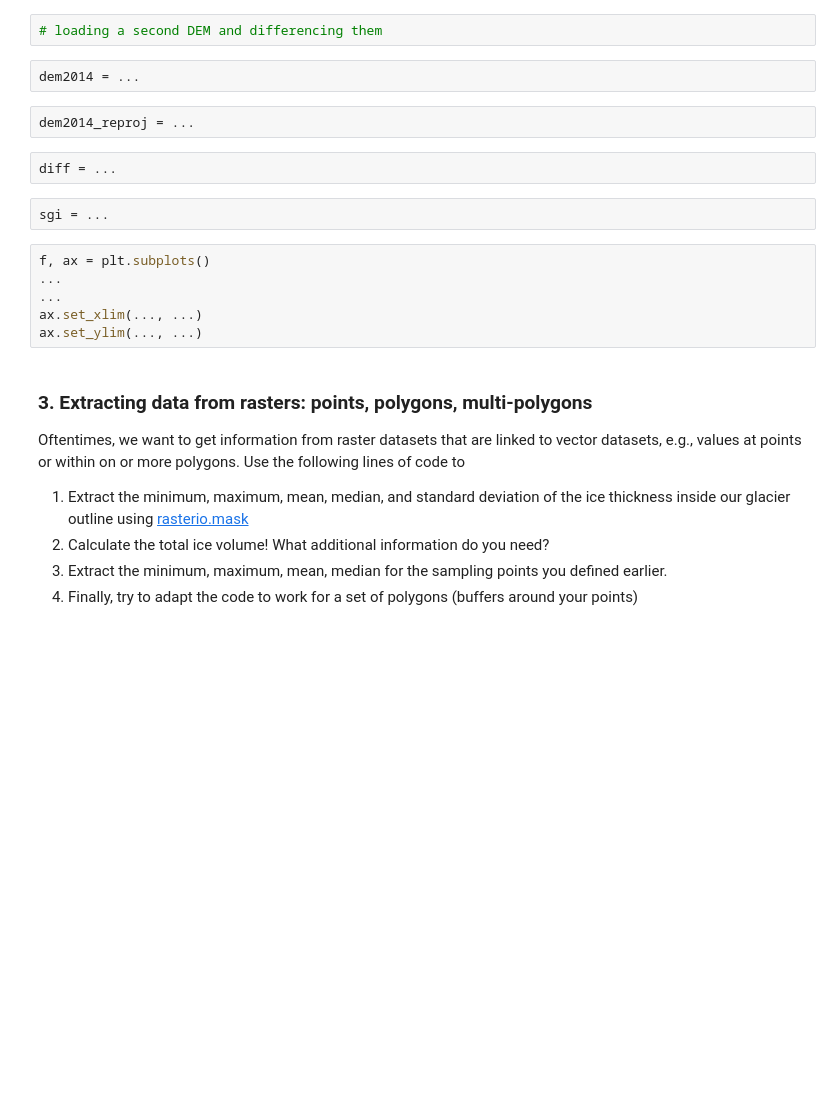
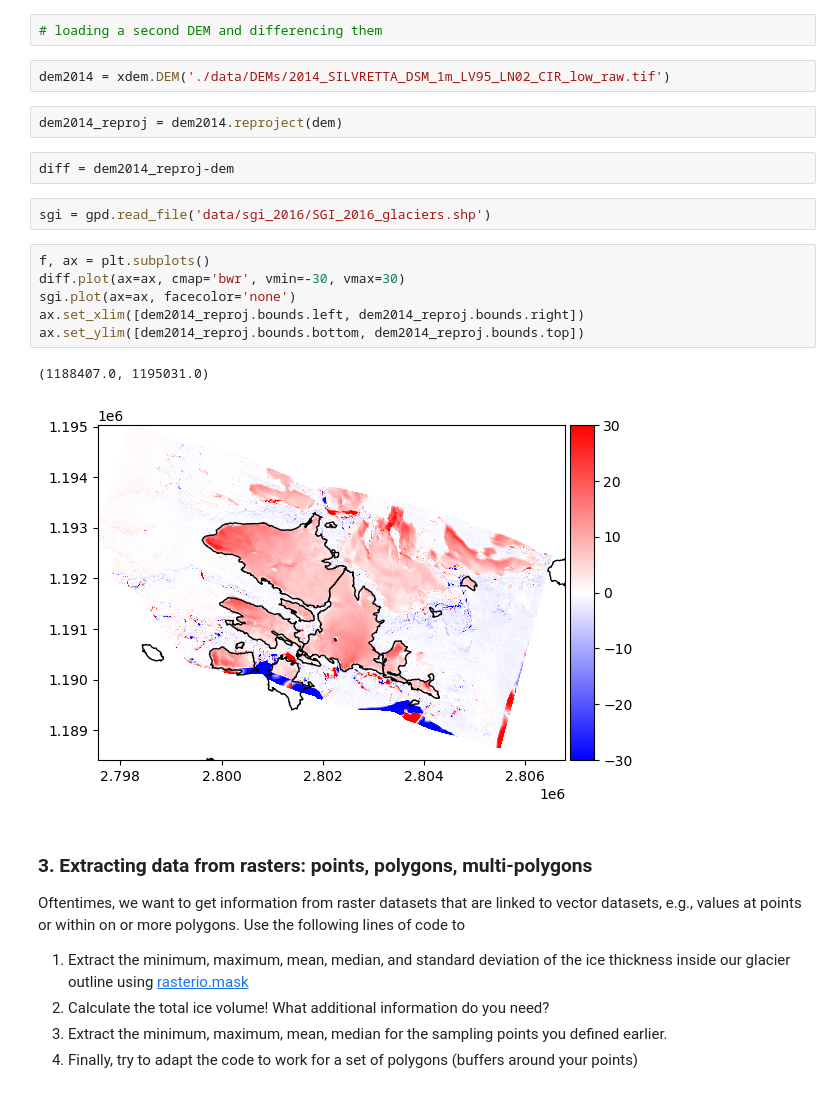
Before and after one commit to fquaren/CORDS, a Jupyter notebook: Workshop-Geodata-Processing/Working-with-raster-data.ipynb, the cells around one changed output. Cells and saved outputs as stored; diff of their text form; blank space fills up the shorter version.

```diff
--- a/Workshop-Geodata-Processing/Working-with-raster-data.ipynb
+++ b/Workshop-Geodata-Processing/Working-with-raster-data.ipynb
@@ -142,19 +161,22 @@ ax.set_ylim(..., ...)
 # %%
 # loading a second DEM and differencing them
 # %%
-dem2014 = ...
+dem2014 = xdem.DEM('./data/DEMs/2014_SILVRETTA_DSM_1m_LV95_LN02_CIR_low_raw.tif')
 # %%
-dem2014_reproj = ...
+dem2014_reproj = dem2014.reproject(dem)
 # %%
-diff = ...
+diff = dem2014_reproj-dem
 # %%
-sgi = ...
+sgi = gpd.read_file('data/sgi_2016/SGI_2016_glaciers.shp')
 # %%
 f, ax = plt.subplots()
-...
-...
-ax.set_xlim(..., ...)
-ax.set_ylim(..., ...)
+diff.plot(ax=ax, cmap='bwr', vmin=-30, vmax=30)
+sgi.plot(ax=ax, facecolor='none')
+ax.set_xlim([dem2014_reproj.bounds.left, dem2014_reproj.bounds.right])
+ax.set_ylim([dem2014_reproj.bounds.bottom, dem2014_reproj.bounds.top])
+# %% [output]
+(1188407.0, 1195031.0)
+[figure, added]
 # %% [markdown]
 ### 3. Extracting data from rasters: points, polygons, multi-polygons
 
```
Also changed, not shown: parts of 21 cells of this notebook.
